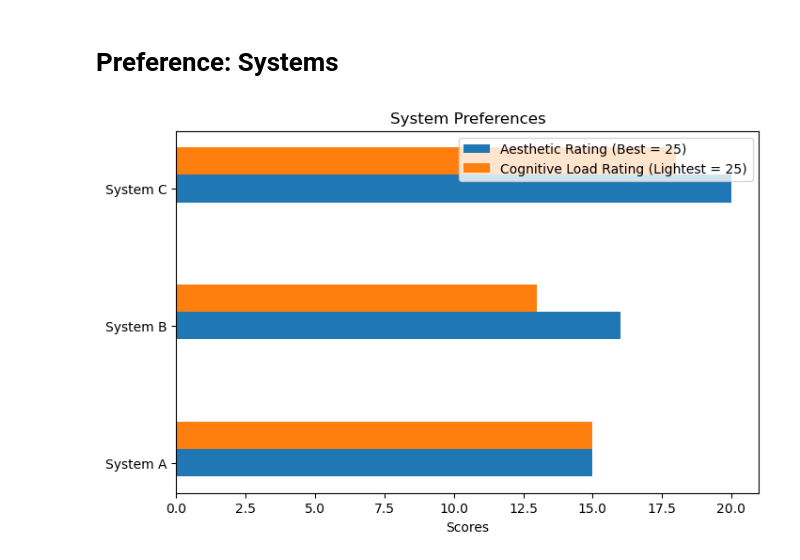
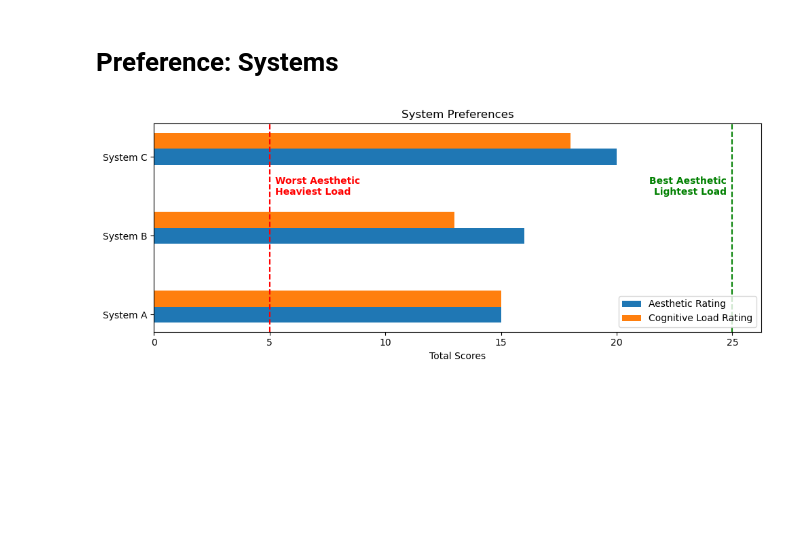
Before and after one commit to siddydutta/Multiview-Visualisation-Systems, a Jupyter notebook: Evaluation/User Evaluation Analysis.ipynb, the cells around one changed output. Saved outputs shown, nothing was run; the diff lists cells and outputs as text; code cells hidden in the pictures; blank space fills up the shorter version.

```diff
--- a/Evaluation/User Evaluation Analysis.ipynb
+++ b/Evaluation/User Evaluation Analysis.ipynb
@@ -119,16 +154,27 @@ plt.show()
 # Preference: Systems
 # %%
 y = np.arange(len(systems))
-fig, ax = plt.subplots(figsize=(8, 5))
-# ax.barh(y - 0.2, task_pref_count, 0.2, label="Task Preference Count")
-ax.barh(y, system_preferences[1], 0.2, label="Aesthetic Rating (Best = 25)")
-ax.barh(y + 0.2, system_preferences[2], 0.2, label="Cognitive Load Rating (Lightest = 25)")
+fig, ax = plt.subplots(figsize=(10, 4))
 
-ax.set_xlabel("Scores")
+ax.barh(y, system_preferences[1], 0.2, label="Aesthetic Rating", color='C0')
+ax.barh(y + 0.2, system_preferences[2], 0.2, label="Cognitive Load Rating", color='C1')
+
+ax.axvline(x=5, color='red', linestyle='dashed', linewidth=1.5)
+ax.axvline(x=25, color='green', linestyle='dashed', linewidth=1.5)
+
+ax.text(5.25, len(systems) - 1.25, 'Worst Aesthetic\nHeaviest Load', color='red',
+        ha='left', va='top', fontsize=10, fontweight='bold',)
+
+ax.text(24.75, len(systems) - 1.25, 'Best Aesthetic\nLightest Load', color='green',
+        ha='right', va='top', fontsize=10, fontweight='bold')
+
+ax.set_xlabel("Total Scores")
 ax.set_yticks(y)
 ax.set_yticklabels(systems)
 ax.set_title("System Preferences")
-ax.legend()
+ax.legend(loc='lower right')
+
+plt.tight_layout()
 plt.show()
 # %% [output]
-[figure, old version]
+[figure, new version]
```
Also changed, not shown: parts of 3 cells of this notebook.
